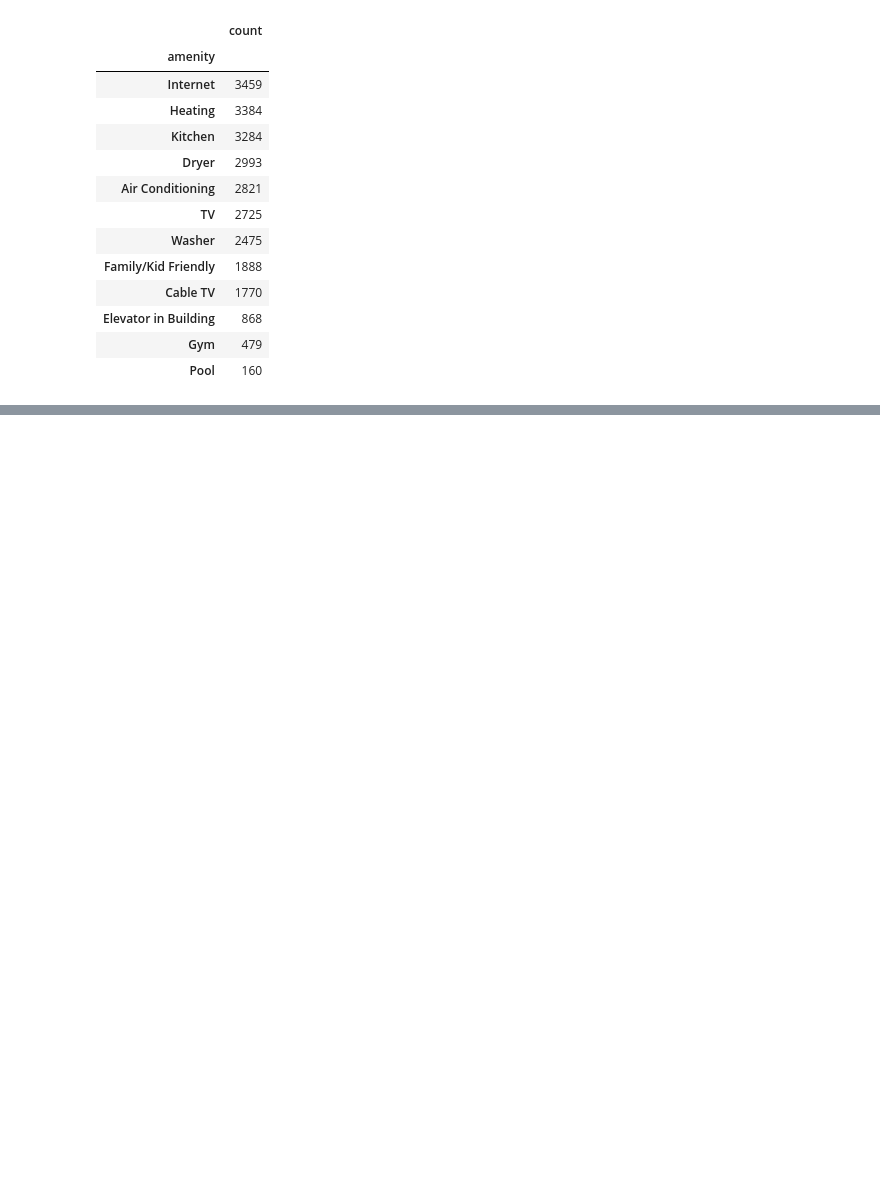
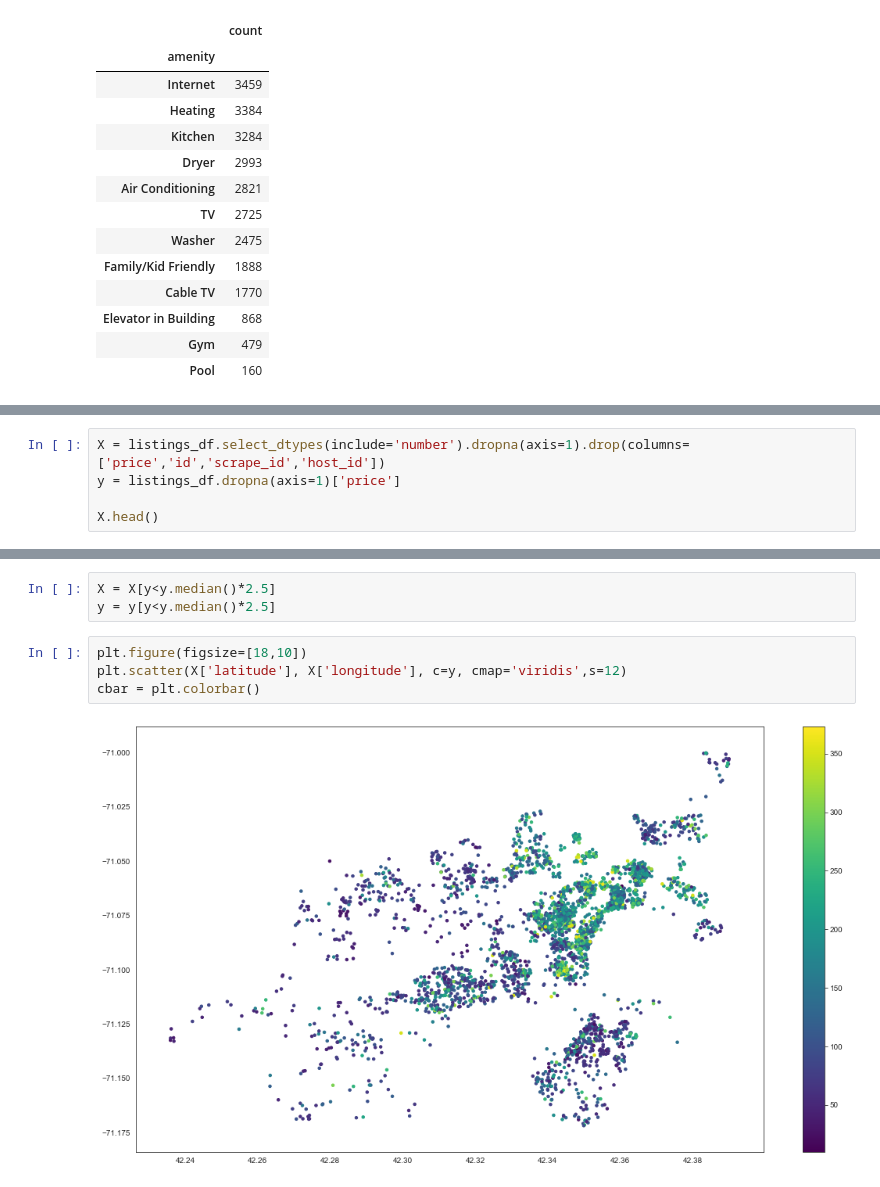
Before and after one commit to ablaikie103/airbnb-analysis, a Jupyter notebook: PriceFactors.ipynb, the cells around one changed output, grey strips where cells are left out. Cells and saved outputs as stored; diff of their text form; blank space fills up the shorter version.

```diff
--- a/PriceFactors.ipynb
+++ b/PriceFactors.ipynb
@@ -237,0 +238,5 @@ clean_and_plot(listings_df)
+# %%
+X = listings_df.select_dtypes(include='number').dropna(axis=1).drop(columns=['price','id','scrape_id','host_id'])
+y = listings_df.dropna(axis=1)['price']
+
+X.head()
@@ -237,0 +250,9 @@ clean_and_plot(listings_df)
+# %%
+X = X[y<y.median()*2.5]
+y = y[y<y.median()*2.5]
+# %%
+plt.figure(figsize=[18,10])
+plt.scatter(X['latitude'], X['longitude'], c=y, cmap='viridis',s=12)
+cbar = plt.colorbar()
+# %% [output]
+[figure, added]
```
Also changed, not shown: parts of 18 cells of this notebook.
